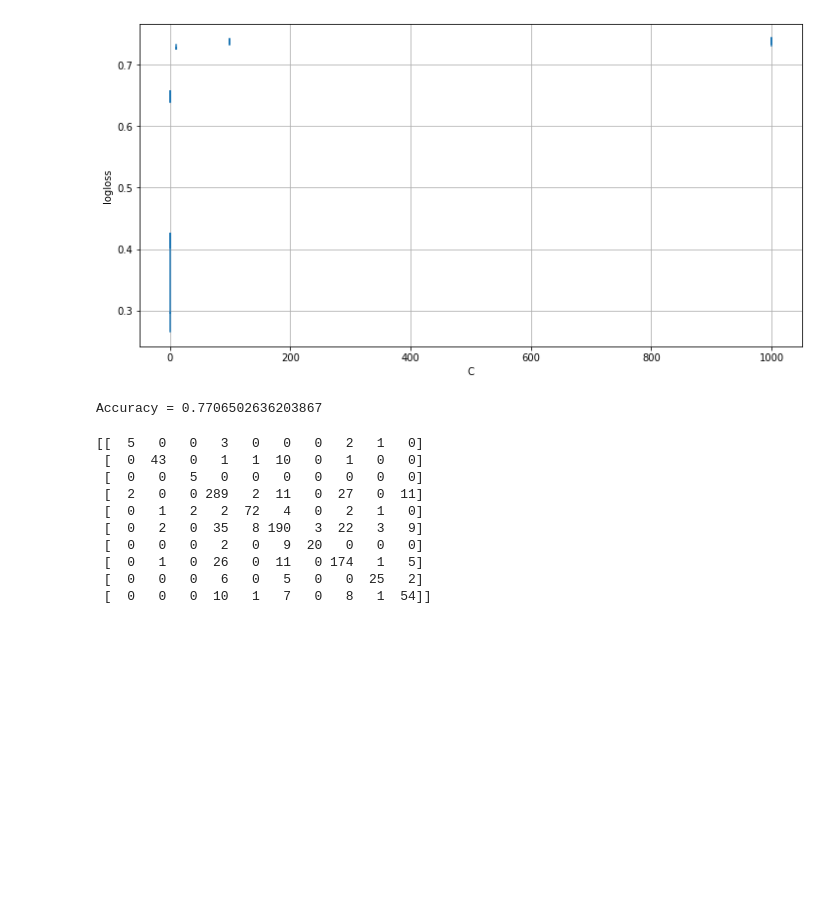
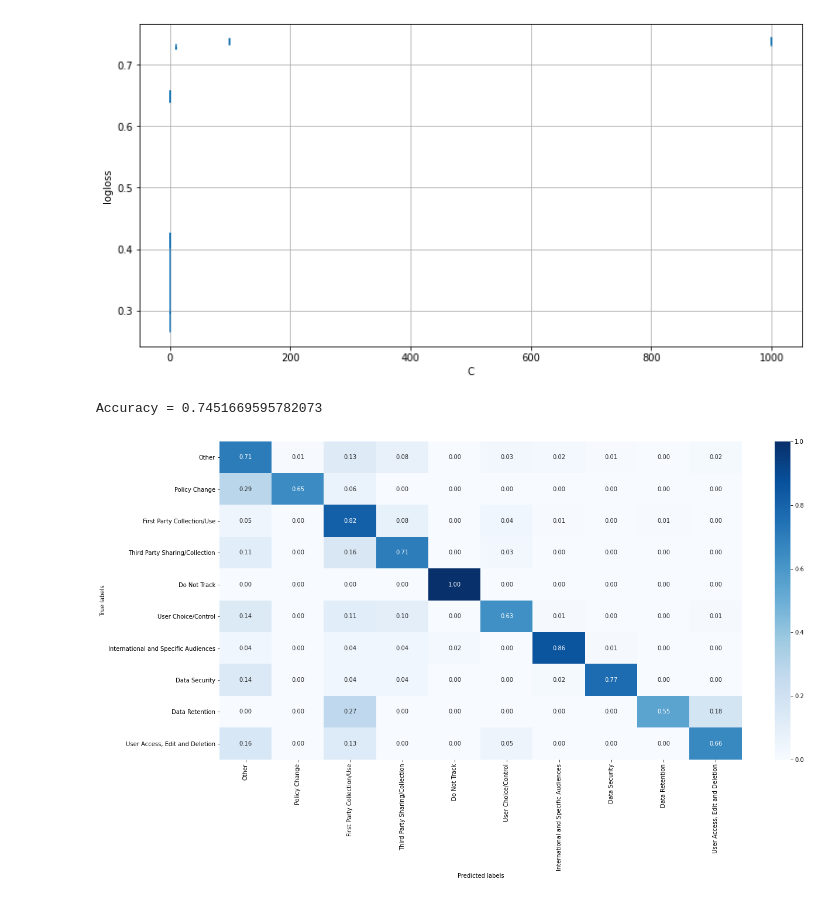
Before and after one commit to bachhvu/Policy-NLP, a Jupyter notebook: Model_Development.ipynb, the cells around one changed output. Drawn from its saved outputs; the diff is of its cells as text; code cells hidden in the pictures; blank space fills up the shorter version.

```diff
--- a/Model_Development.ipynb
+++ b/Model_Development.ipynb
@@ -103,0 +87,4 @@ features.remove('id')
+# %%
+#Split data using 30%/70% split
+segments_train, segments_test, targets_train, targets_test = train_test_split(df[feature_names],
+    df[output], test_size=0.3, random_state=10)
@@ -142,6 +113,0 @@ results1['neglogloss'] = gridsearch1.cv_results_['mean_test_score'].data
-# %%
-plt.rcParams['figure.figsize'] = (12.0, 6.0)
-plt.plot(results1['alpha'], -results1['neglogloss'])
-plt.xlabel('alpha')
-plt.ylabel('logloss')
-plt.grid()
@@ -155,4 +113,0 @@ Best parameter:  {'alpha': 0.07}
-# %%
-#Split data using 30%/70% split
-segments_train, segments_test, targets_train, targets_test = train_test_split(segments['segments'],
-    segments['category_name'], test_size=0.3, random_state=10)
@@ -221,23 +168,27 @@ text_clf_final= Pipeline([('vectorizer',CountVectorizer(ngram_range=(1,3))),
+# %%
+text_clf_final = MultinomialNB(alpha = 0.015)
 # %%
-text_clf_final = gs_clf.best_estimator_
+#text_clf_final = gs_clf.best_estimator_
 text_clf_final.fit(segments_train,targets_train)
+#text_clf_final.fit(smote_df[features],smote_df[output])
 preds = text_clf_final.predict(segments_test)
 print('Accuracy =', np.mean(preds == targets_test))
 # %% [output]
-Accuracy = 0.7706502636203867
+Accuracy = 0.7451669595782073
-# %%
-print(confusion_matrix(targets_test.astype(str), preds.astype(str)))
-# %% [output]
-[[  5   0   0   3   0   0   0   2   1   0]
- [  0  43   0   1   1  10   0   1   0   0]
- [  0   0   5   0   0   0   0   0   0   0]
- [  2   0   0 289   2  11   0  27   0  11]
- [  0   1   2   2  72   4   0   2   1   0]
- [  0   2   0  35   8 190   3  22   3   9]
- [  0   0   0   2   0   9  20   0   0   0]
- [  0   1   0  26   0  11   0 174   1   5]
- [  0   0   0   6   0   5   0   0  25   2]
- [  0   0   0  10   1   7   0   8   1  54]]
+# %%
+labels = segments['category_name'].unique()
+cm = confusion_matrix(targets_test.astype(str), preds.astype(str), labels )
+cm = cm.astype('float') / cm.sum(axis=1)[:, np.newaxis]
+ax= plt.subplot()
+plt.rcParams['figure.figsize'] = (20, 10)
+sns.heatmap(cm, annot=True, fmt='.2f', cmap='Blues', cbar=True, ax = ax)
+ax.set_xticklabels([''] + labels, rotation=90)
+ax.set_yticklabels([''] + labels, rotation=0)
+ax.set_xlabel('Predicted labels')
+ax.set_ylabel('True labels')
+plt.show()
+# %% [output]
+[figure, added]
 # %%
 #Quick diagnostics
 print(classification_report(targets_test.astype(str),preds.astype(str)))
```
Also changed, not shown: parts of 20 cells of this notebook.
